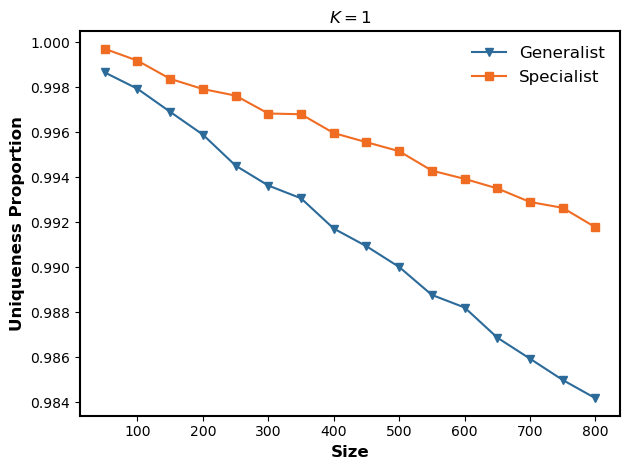
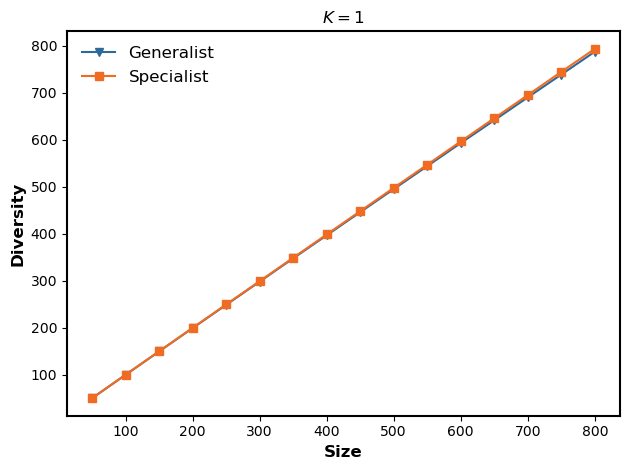
The notebook cell's code change between the first figure and the second:
--- before
+++ after
@@ -1,9 +1,11 @@
-# Figure: Uniqueness Proportion, K=1
+# Figure: Diversity, K=1
+# Diversity here means the number of unique complete solutions
 k_index = 0
-K = 1
+K = 8
 
-g_diversity_ratio = dv_data["G"]["diversity"][:, k_index] / np.asarray(agent_num_list)
-s_diversity_ratio = dv_data["S"]["diversity"][:, k_index] / np.asarray(agent_num_list)
-
+g_diversity = dv_data["G"]["diversity"][:, k_index]
+s_diversity = dv_data["S"]["diversity"][:, k_index]
+print(g_diversity)
+print(s_diversity)
 fig, ax = plt.subplots()
 
@@ -13,9 +15,9 @@
 ax.spines["bottom"].set_linewidth(1.5)
 
-ax.plot(agent_num_list, g_diversity_ratio, "v-", label="Generalist", color=nature_blue)
-ax.plot(agent_num_list, s_diversity_ratio, "s-", label="Specialist", color=nature_orange)
+ax.plot(agent_num_list, g_diversity, "v-", label="Generalist", color=nature_blue)
+ax.plot(agent_num_list, s_diversity, "s-", label="Specialist", color=nature_orange)
 
 ax.set_xlabel("Size", fontweight="bold", fontsize=12)
-ax.set_ylabel("Uniqueness Proportion", fontweight="bold", fontsize=12)
+ax.set_ylabel("Diversity", fontweight="bold", fontsize=12)
 ax.set_title("$K=1$")
 ax.legend(frameon=False, ncol=1, fontsize=12)
@@ -23,5 +25,5 @@
 fig.tight_layout()
 fig.savefig(
-    results_folder / "GS_independent_diversity_ratio_K_1.png",
+    results_folder / "GS_uniqueness_diversity_K_1.png",
     transparent=True,
     dpi=300,

Commit: 1st revision: crowd separation 2nd revision: partial visibility -> full visibility 3rd revision: improve solver knowledge (pending) 4th revision: fix visible solvers across time; add pairwise diversity; default visibility interval; 5th revision: add a performance-based visibility 6th revision: add a